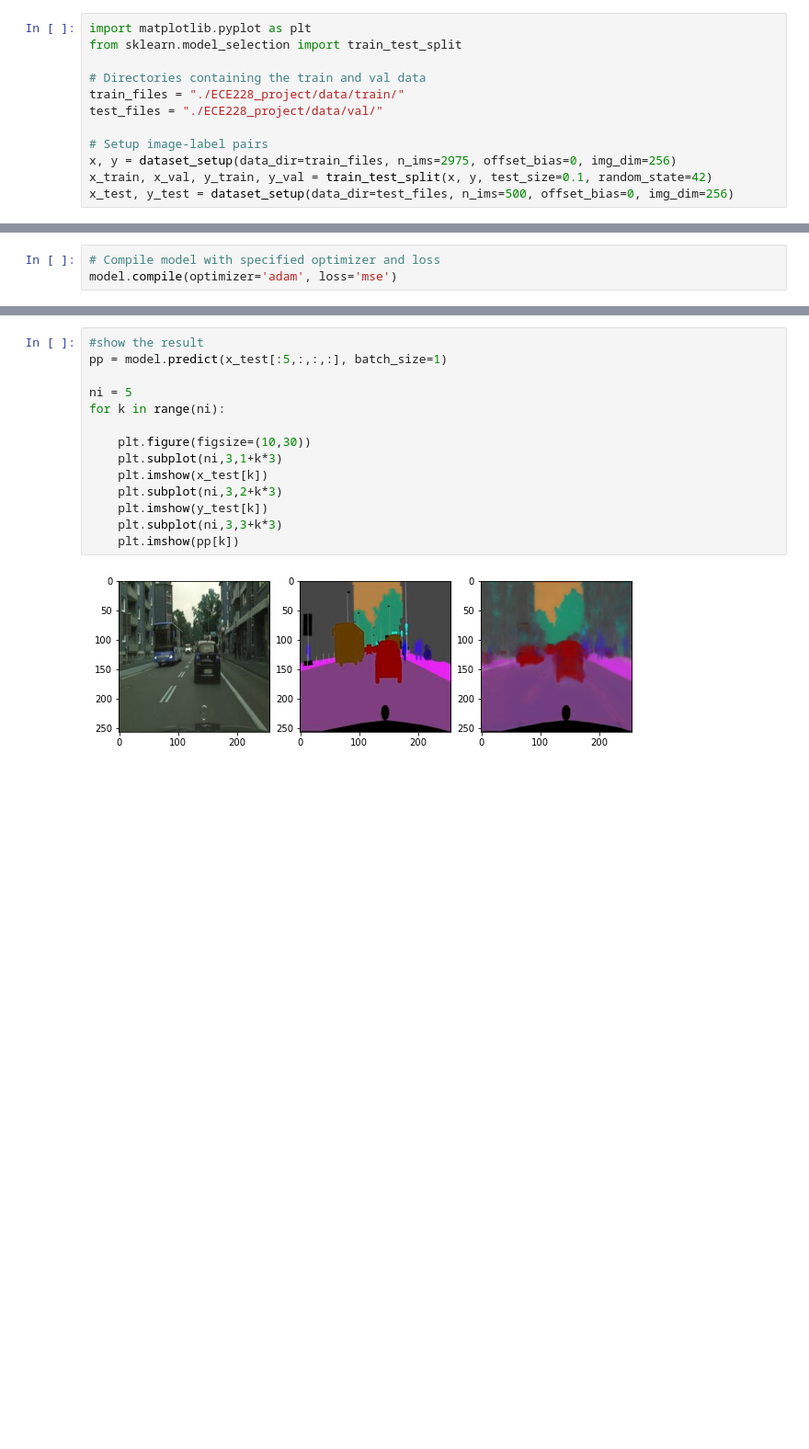
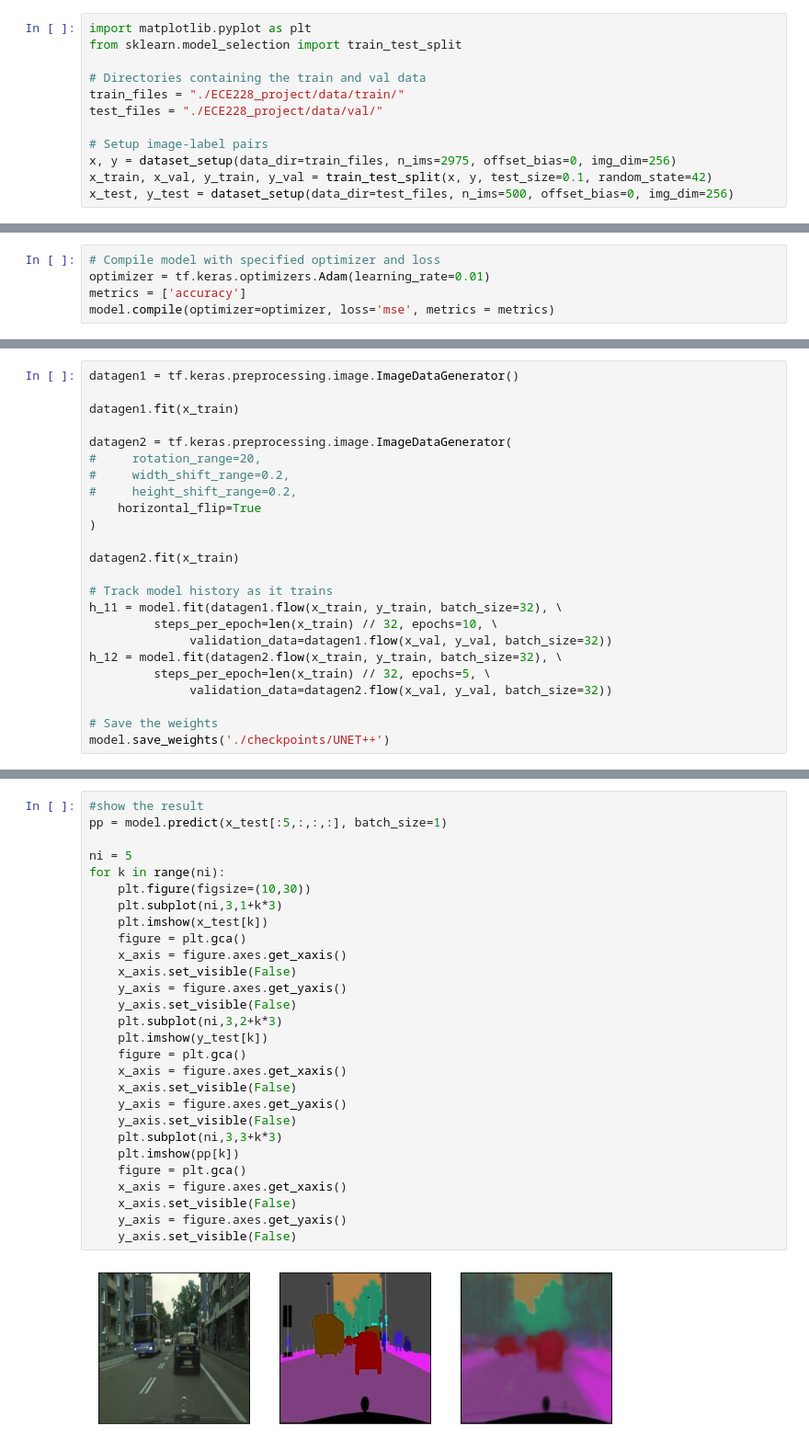
Before and after one commit to samuel-cowin/ECE228_Group10_Project, a Jupyter notebook: UNET/ECE228 Project.ipynb, the cells around one changed output, grey strips where cells are left out. Shown at 92% size. Drawn from its saved outputs; the diff is of its cells as text; blank space fills up the shorter version.

Commit message:
Added data augmentation as well as generator feeder for training. Fixed plotting

```diff
--- a/UNET/ECE228 Project.ipynb
+++ b/UNET/ECE228 Project.ipynb
@@ -321,4 +322,6 @@ ________________________________________________________________________________
 None
 # %%
 # Compile model with specified optimizer and loss
-model.compile(optimizer='adam', loss='mse')
+optimizer = tf.keras.optimizers.Adam(learning_rate=0.01)
+metrics = ['accuracy']
+model.compile(optimizer=optimizer, loss='mse', metrics = metrics)
@@ -352,0 +328,24 @@ plt.show()
+# %%
+datagen1 = tf.keras.preprocessing.image.ImageDataGenerator()
+
+datagen1.fit(x_train)
+
+datagen2 = tf.keras.preprocessing.image.ImageDataGenerator(
+#     rotation_range=20,
+#     width_shift_range=0.2,
+#     height_shift_range=0.2,
+    horizontal_flip=True
+)
+
+datagen2.fit(x_train)
+
+# Track model history as it trains
+h_11 = model.fit(datagen1.flow(x_train, y_train, batch_size=32), \
+         steps_per_epoch=len(x_train) // 32, epochs=10, \
+              validation_data=datagen1.flow(x_val, y_val, batch_size=32))
+h_12 = model.fit(datagen2.flow(x_train, y_train, batch_size=32), \
+         steps_per_epoch=len(x_train) // 32, epochs=5, \
+              validation_data=datagen2.flow(x_val, y_val, batch_size=32))
+
+# Save the weights
+model.save_weights('./checkpoints/UNET++')
@@ -353,16 +393,30 @@ plt.show()
 # %%
 #show the result
 pp = model.predict(x_test[:5,:,:,:], batch_size=1)
 
 ni = 5
 for k in range(ni):
-
     plt.figure(figsize=(10,30))
     plt.subplot(ni,3,1+k*3)
     plt.imshow(x_test[k])
+    figure = plt.gca()
+    x_axis = figure.axes.get_xaxis()
+    x_axis.set_visible(False)
+    y_axis = figure.axes.get_yaxis()
+    y_axis.set_visible(False)
     plt.subplot(ni,3,2+k*3)
     plt.imshow(y_test[k])
+    figure = plt.gca()
+    x_axis = figure.axes.get_xaxis()
+    x_axis.set_visible(False)
+    y_axis = figure.axes.get_yaxis()
+    y_axis.set_visible(False)
     plt.subplot(ni,3,3+k*3)
     plt.imshow(pp[k])
+    figure = plt.gca()
+    x_axis = figure.axes.get_xaxis()
+    x_axis.set_visible(False)
+    y_axis = figure.axes.get_yaxis()
+    y_axis.set_visible(False)
 # %% [output]
-[figure, old version]
+[figure, new version]
```
Also changed, not shown: parts of 18 cells of this notebook, 1 other file.
